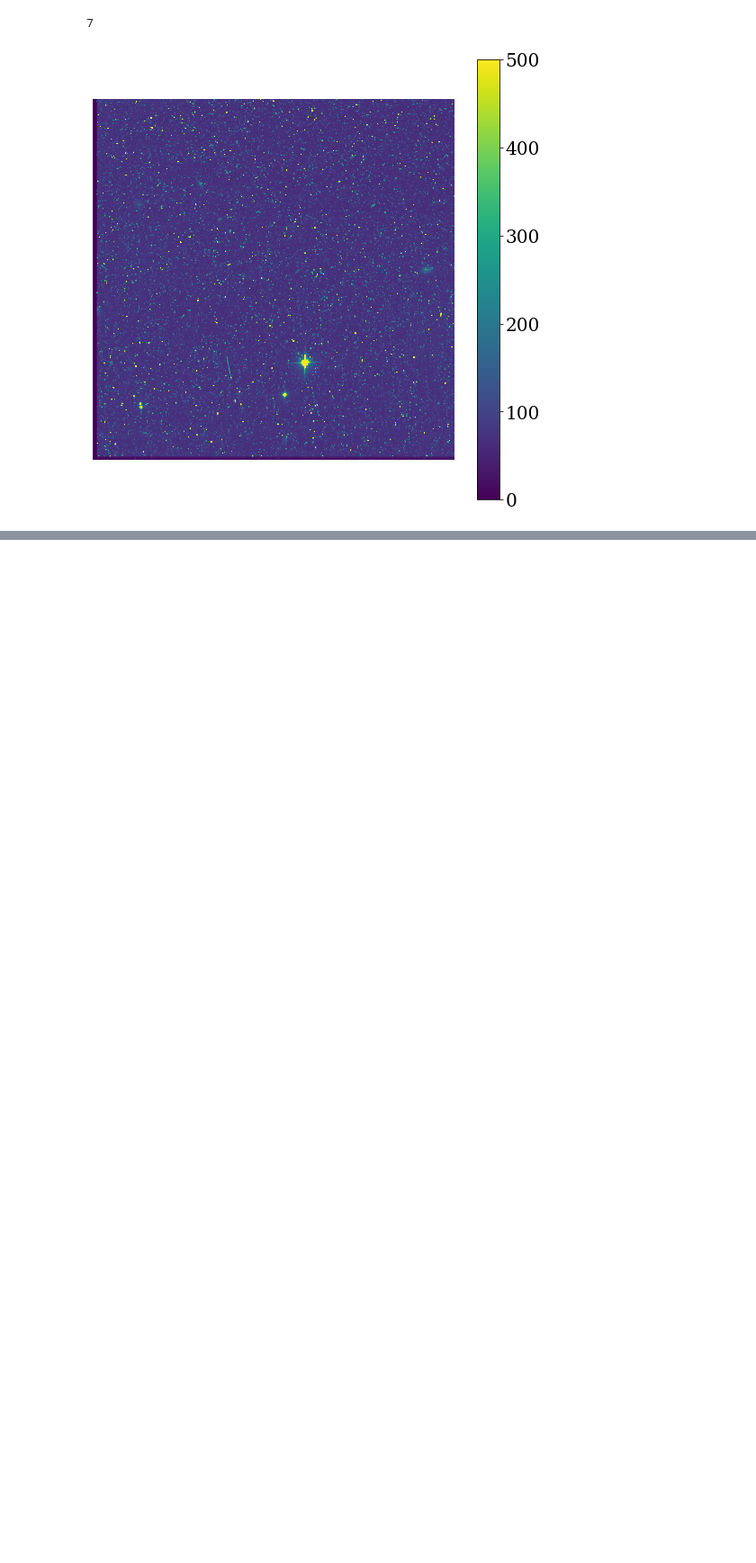
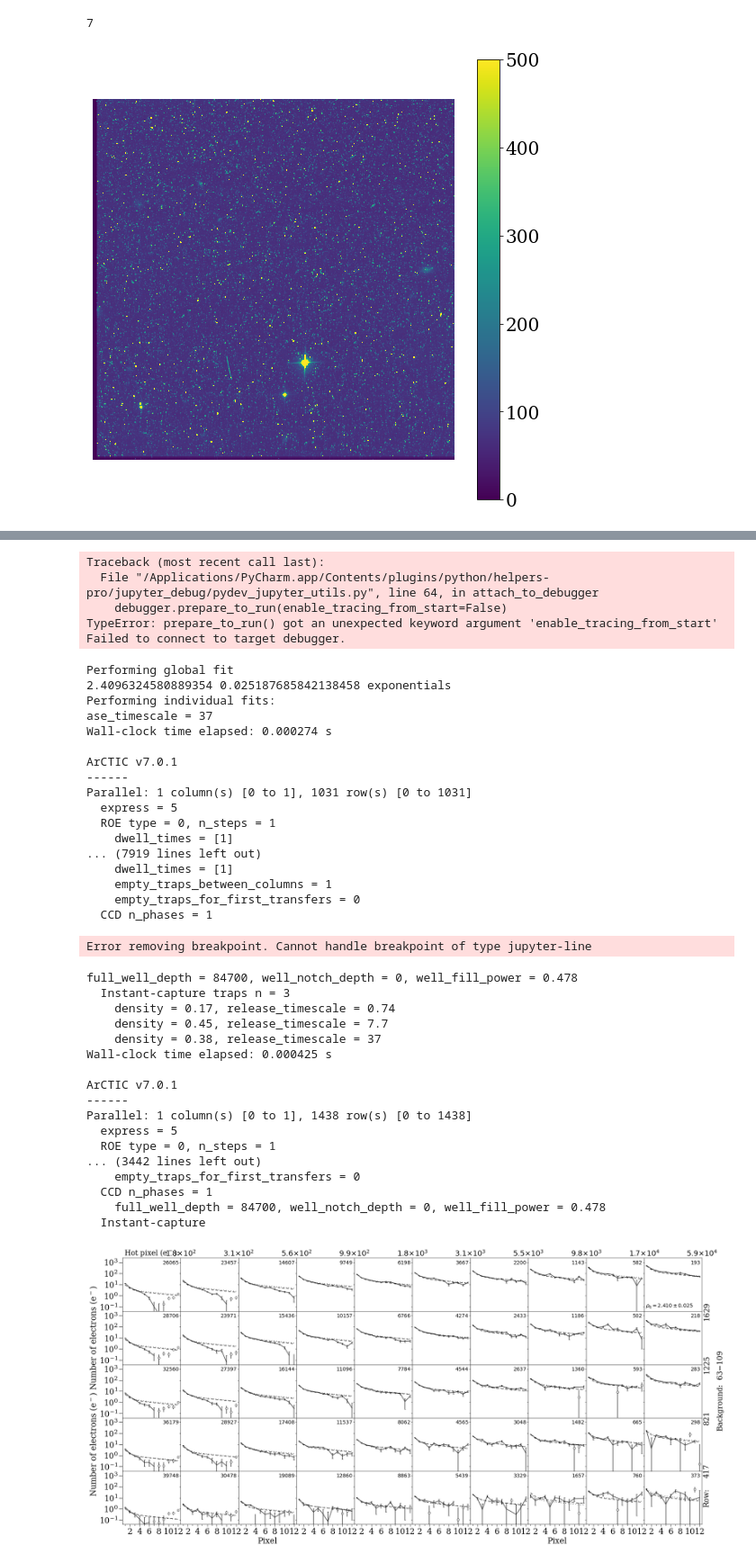
Before and after one commit to jkeger/warm_pixels, a Jupyter notebook: notebooks/model_example.ipynb, the cells around one changed output, grey strips where cells are left out. Shown at 90% size. Drawn from its saved outputs; the diff is of its cells as text; code cells hidden in the pictures; blank space fills up the shorter version.

Commit message:
plot stacked trails

```diff
--- a/notebooks/model_example.ipynb
+++ b/notebooks/model_example.ipynb
@@ -46,0 +49,48 @@ wp.plot.warm_pixel_distributions(
+# %%
+# Groups of quadrants can be obtained for a dataset
+group = dataset.group("AB")
+
+# Stacked trails may be plotted for a group
+wp.plot.stacked_trails(group)
+# %% [output]
+Traceback (most recent call last):
+  File "/Applications/PyCharm.app/Contents/plugins/python/helpers-pro/jupyter_debug/pydev_jupyter_utils.py", line 64, in attach_to_debugger
+    debugger.prepare_to_run(enable_tracing_from_start=False)
+TypeError: prepare_to_run() got an unexpected keyword argument 'enable_tracing_from_start'
+Failed to connect to target debugger.
+Performing global fit
+2.4096324580889354 0.025187685842138458 exponentials
+Performing individual fits:
+ase_timescale = 37
+Wall-clock time elapsed: 0.000274 s
+
+ArCTIC v7.0.1
+------
+Parallel: 1 column(s) [0 to 1], 1031 row(s) [0 to 1031]
+  express = 5
+  ROE type = 0, n_steps = 1
+    dwell_times = [1]
+... (7919 lines left out)
+    dwell_times = [1]
+    empty_traps_between_columns = 1
+    empty_traps_for_first_transfers = 0
+  CCD n_phases = 1
+Error removing breakpoint. Cannot handle breakpoint of type jupyter-line
+full_well_depth = 84700, well_notch_depth = 0, well_fill_power = 0.478
+  Instant-capture traps n = 3
+    density = 0.17, release_timescale = 0.74
+    density = 0.45, release_timescale = 7.7
+    density = 0.38, release_timescale = 37
+Wall-clock time elapsed: 0.000425 s
+
+ArCTIC v7.0.1
+------
+Parallel: 1 column(s) [0 to 1], 1438 row(s) [0 to 1438]
+  express = 5
+  ROE type = 0, n_steps = 1
+... (3442 lines left out)
+    empty_traps_for_first_transfers = 0
+  CCD n_phases = 1
+    full_well_depth = 84700, well_notch_depth = 0, well_fill_power = 0.478
+  Instant-capture
+[figure, added]
```
Also changed, not shown: parts of 1 cell of this notebook, 1 other file.
